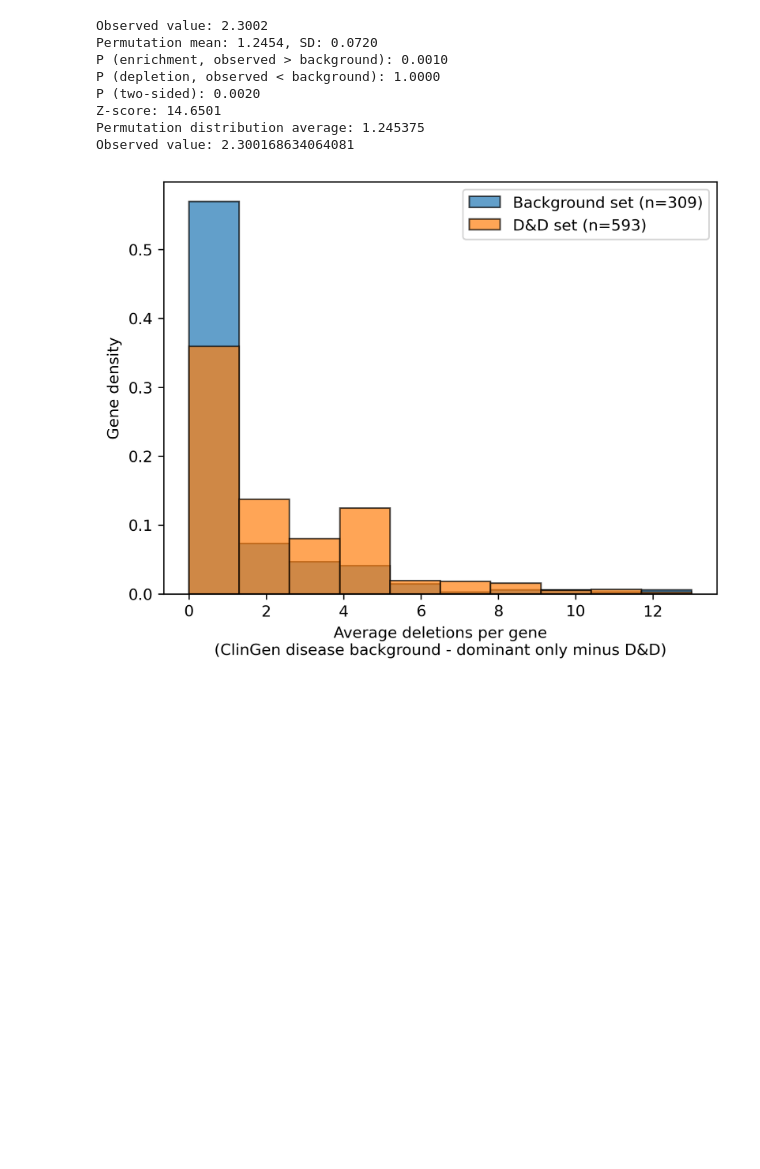
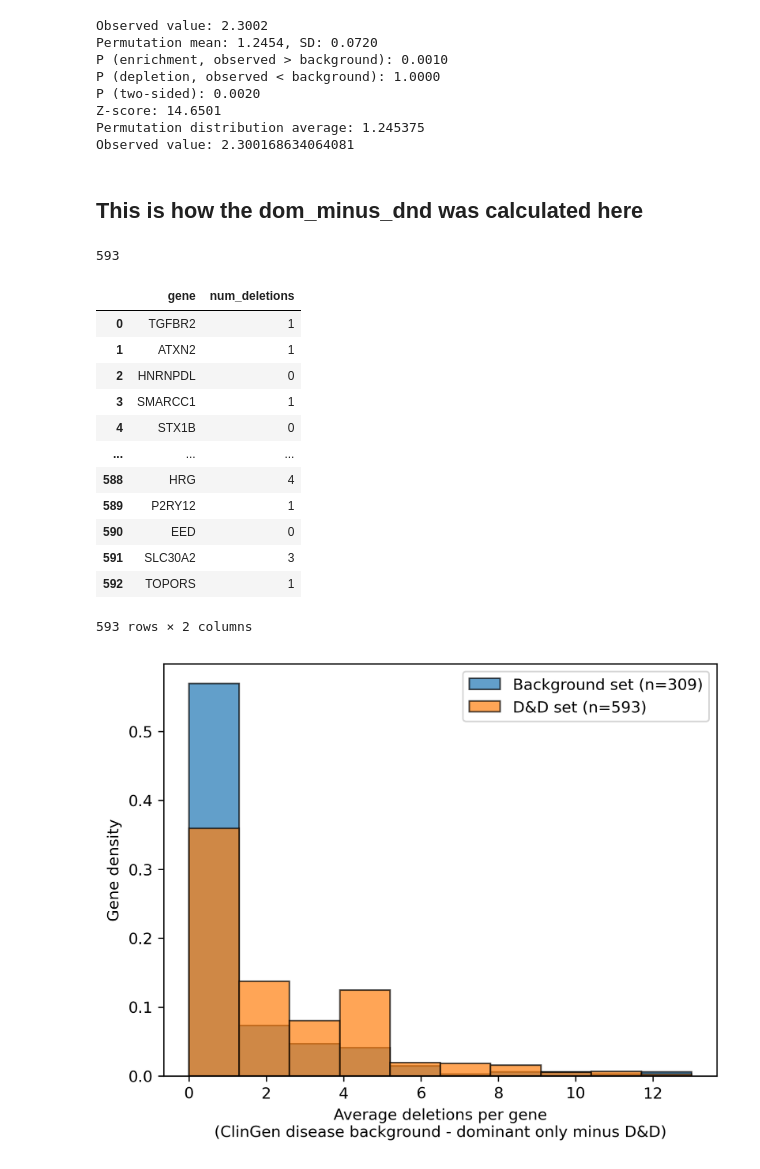
Before and after one commit to gramey02/dnd_project, a Jupyter notebook: revisions/gnomAD_deletion_enrichments.ipynb, the cells around one changed output. Drawn from its saved outputs; the diff is of its cells as text; code cells hidden in the pictures; blank space fills up the shorter version.

```diff
--- a/revisions/gnomAD_deletion_enrichments.ipynb
+++ b/revisions/gnomAD_deletion_enrichments.ipynb
@@ -716,6 +705,8 @@ P (two-sided): 0.0020
 Z-score: 14.6501
 Permutation distribution average: 1.245375
 Observed value: 2.300168634064081
+# %% [markdown]
+## This is how the dom_minus_dnd was calculated here
 # %%
 # let's get the actual distribution in the dominant (minus D&D genes) set
 # what about compared to randomly sampled dominant disease genes
@@ -737,6 +728,24 @@ background_deletions = pd.DataFrame({
     'gene': genes,
     'num_deletions': [deletion_counts.get(g, 0) for g in genes]
 })
+# %%
+print(len(observed_dnd_deletions.gene))
+observed_dnd_deletions
+# %% [output]
+593
+|  | gene | num_deletions |
+| 0 | TGFBR2 | 1 |
+| 1 | ATXN2 | 1 |
+| 2 | HNRNPDL | 0 |
+| 3 | SMARCC1 | 1 |
+| 4 | STX1B | 0 |
+| ... | ... | ... |
+| 588 | HRG | 4 |
+| 589 | P2RY12 | 1 |
+| 590 | EED | 0 |
+| 591 | SLC30A2 | 3 |
+| 592 | TOPORS | 1 |
+593 rows × 2 columns
 # %%
 # plot
 plt.hist(background_deletions['num_deletions'].values, density=True, edgecolor='black', alpha=0.7, label='Background set (n=309)')
```
Also changed, not shown: parts of 9 cells of this notebook, 1 other file.
